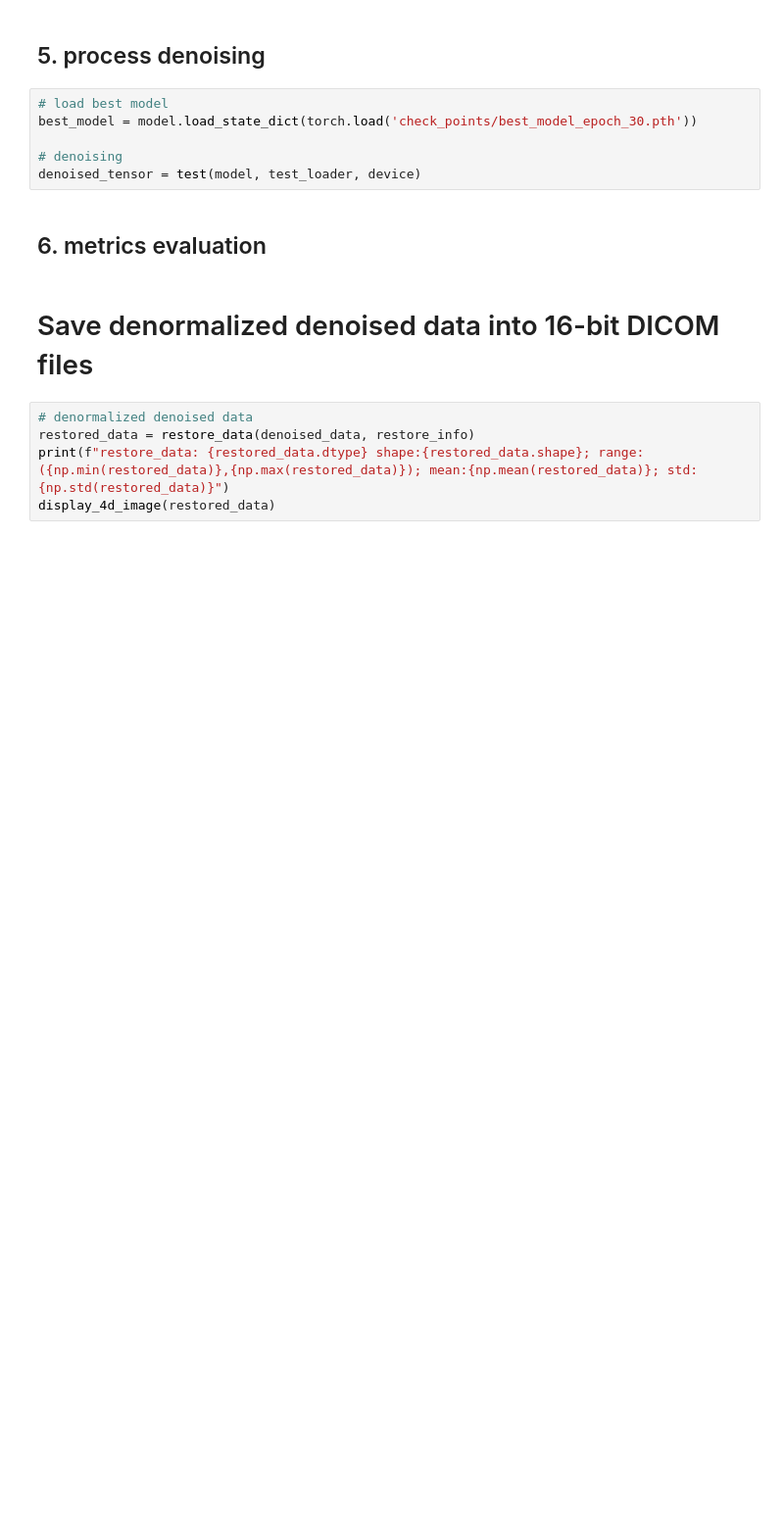
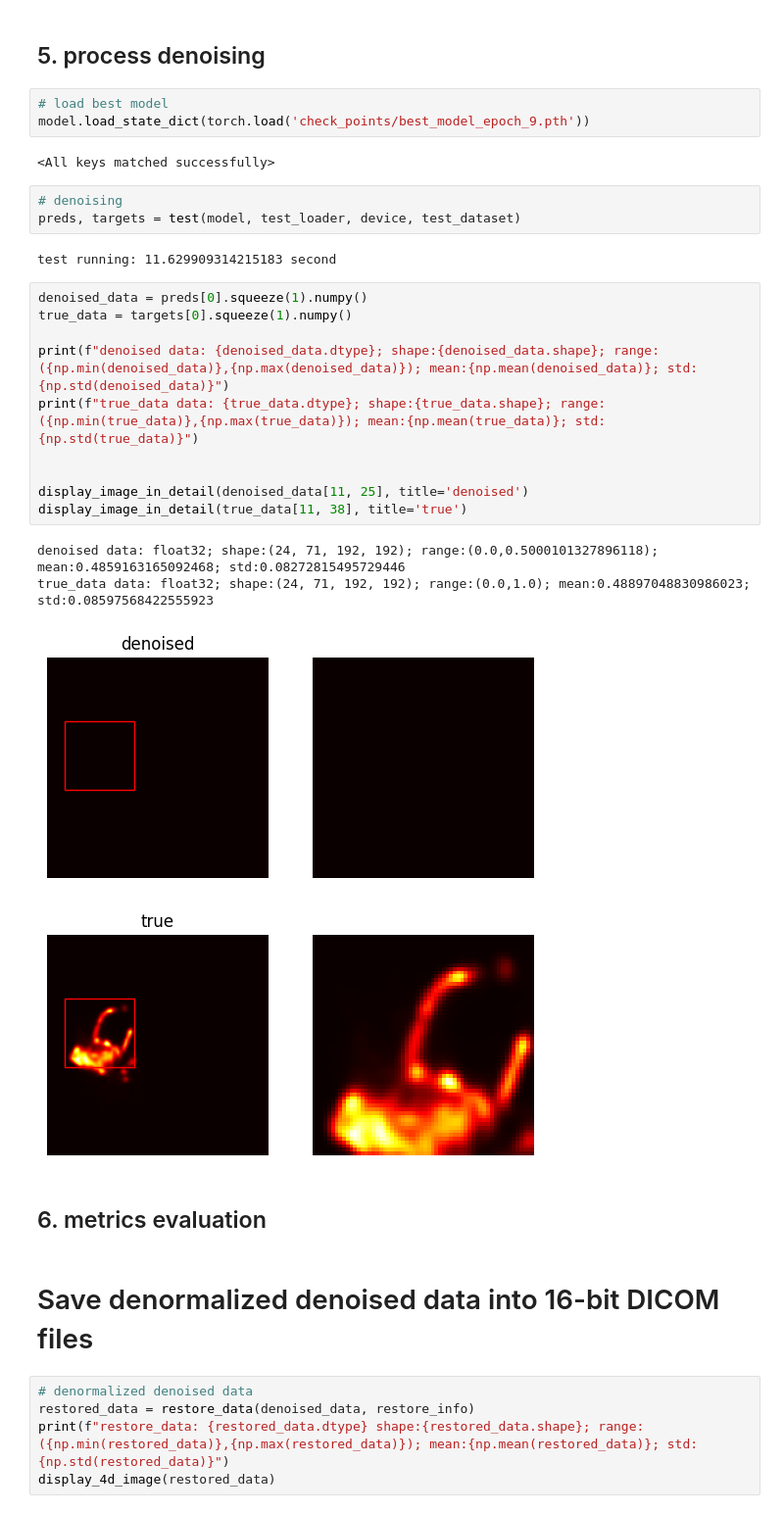
Before and after one commit to yoko19191/cardiac-dynamic-pet-denoising, a Jupyter notebook: 3_n2v.ipynb, the cells around one changed output. Shown at 98% size. Cells and saved outputs as stored; diff of their text form; blank space fills up the shorter version.

```diff
--- a/3_n2v.ipynb
+++ b/3_n2v.ipynb
@@ -254,10 +370,29 @@ trained_model = train_and_evaluate(model, train_loader, val_loader, criterion, o
 ## 5. process denoising
 # %%
 # load best model
-best_model = model.load_state_dict(torch.load('check_points/best_model_epoch_30.pth'))
-
-# denoising
-denoised_tensor = test(model, test_loader, device)
+model.load_state_dict(torch.load('check_points/best_model_epoch_9.pth'))
+# %% [output]
+<All keys matched successfully>
+# %%
+# denoising
+preds, targets = test(model, test_loader, device, test_dataset)
+# %% [output]
+test running: 11.629909314215183 second
+# %%
+denoised_data = preds[0].squeeze(1).numpy()
+true_data = targets[0].squeeze(1).numpy()
+
+print(f"denoised data: {denoised_data.dtype}; shape:{denoised_data.shape}; range:({np.min(denoised_data)},{np.max(denoised_data)}); mean:{np.mean(denoised_data)}; std:{np.std(denoised_data)}")
+print(f"true_data data: {true_data.dtype}; shape:{true_data.shape}; range:({np.min(true_data)},{np.max(true_data)}); mean:{np.mean(true_data)}; std:{np.std(true_data)}")
+
+
+display_image_in_detail(denoised_data[11, 25], title='denoised')
+display_image_in_detail(true_data[11, 38], title='true')
+# %% [output]
+denoised data: float32; shape:(24, 71, 192, 192); range:(0.0,0.5000101327896118); mean:0.4859163165092468; std:0.08272815495729446
+true_data data: float32; shape:(24, 71, 192, 192); range:(0.0,1.0); mean:0.48897048830986023; std:0.08597568422555923
+[figure, added]
+[figure, added]
 # %% [markdown]
 ## 6. metrics evaluation
 # %% [markdown]
```
Also changed, not shown: parts of 8 cells of this notebook.
